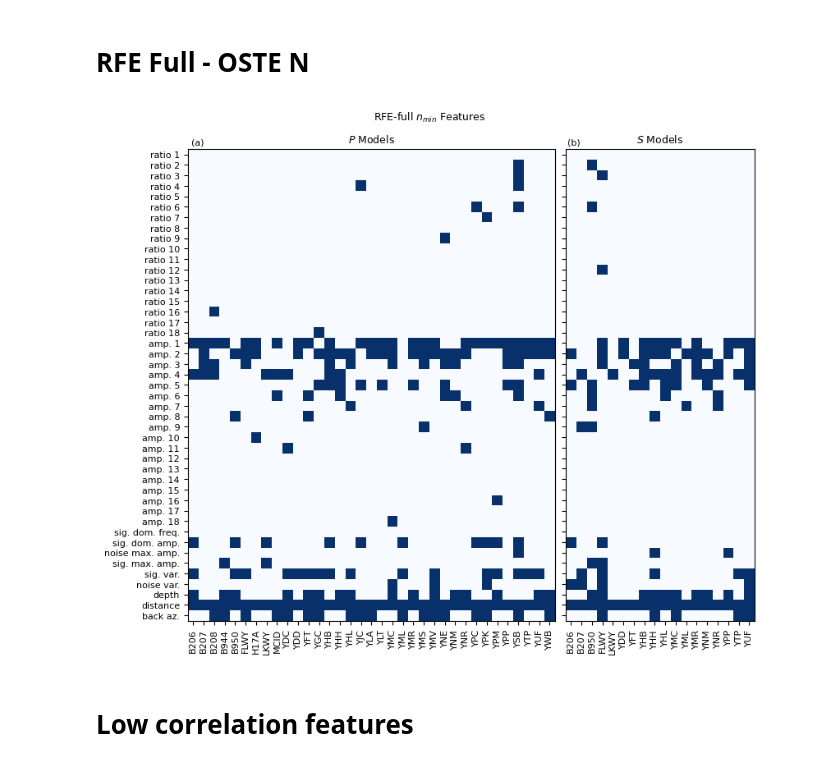
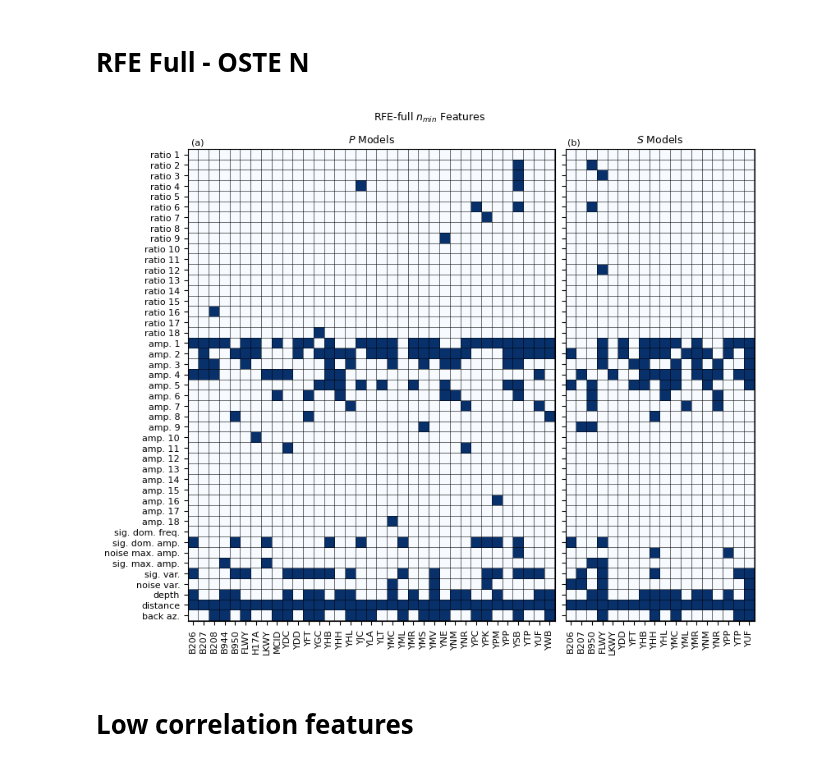
Before and after one commit to armstrong06/featmag, a Jupyter notebook: notebooks_feature_selection/combinePandSFeatureSelectionHeatmaps.ipynb, the cells around one changed output. Cells and saved outputs as stored; diff of their text form; code cells hidden in the pictures.

```diff
--- a/notebooks_feature_selection/combinePandSFeatureSelectionHeatmaps.ipynb
+++ b/notebooks_feature_selection/combinePandSFeatureSelectionHeatmaps.ipynb
@@ -86,12 +93,14 @@ plotting.plot_feature_heatmaps_sidebyside(p_rfefull_best, s_rfefull_best,
 # %%
 plotting.plot_feature_heatmaps_sidebyside(p_rfefull_oste, s_rfefull_oste,
                         colorbar=False,
                         figsize=(8.0, 6.7),
                         fontsize=None,
                         title='RFE-full $\it{n}_{min}$ Features',
-                        savefigname='../figures/feats_heatmaps_RFEfull_oste.png')
+                        lines=True,
+                        colormap=cm.Blues,
+                        savefigname='../figures/feats_heatmaps_RFEfull_oste_lines.png')
 # %% [output]
-[figure, old version]
+[figure, new version]
 # %% [markdown]
 # Low correlation features
 # %%
```
Also changed, not shown: parts of 5 cells of this notebook, 6 other files.
